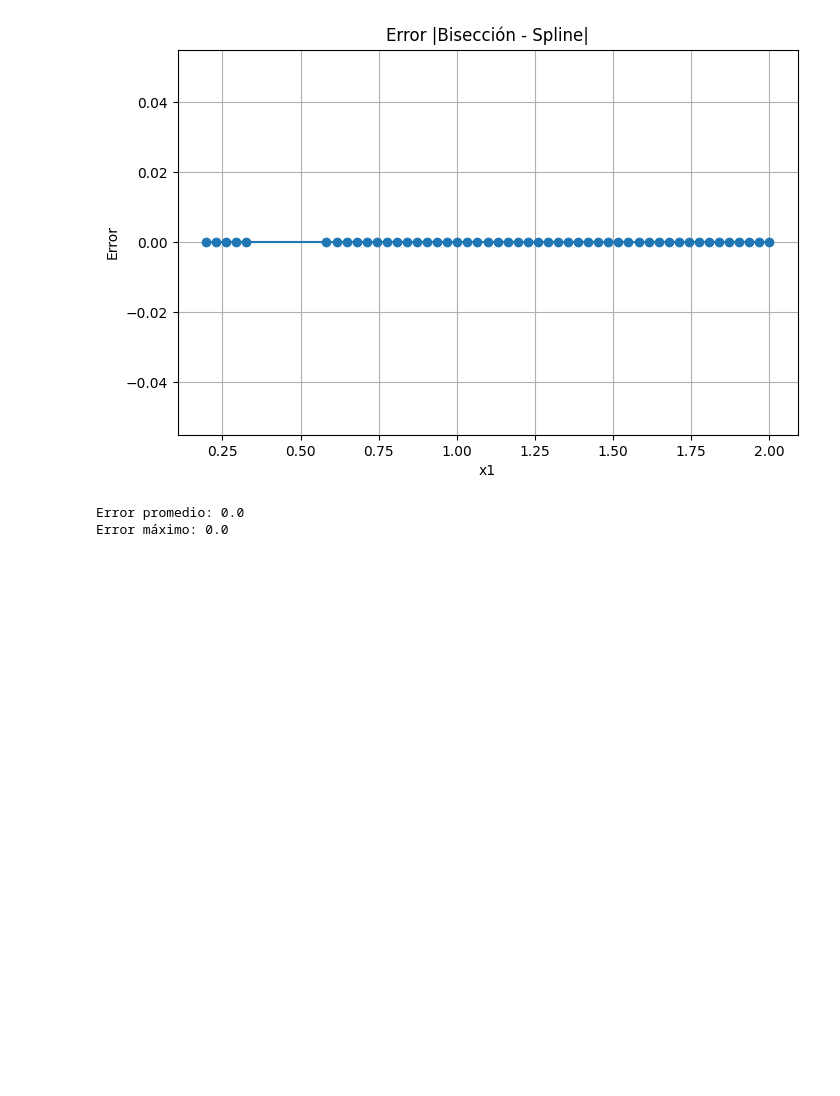
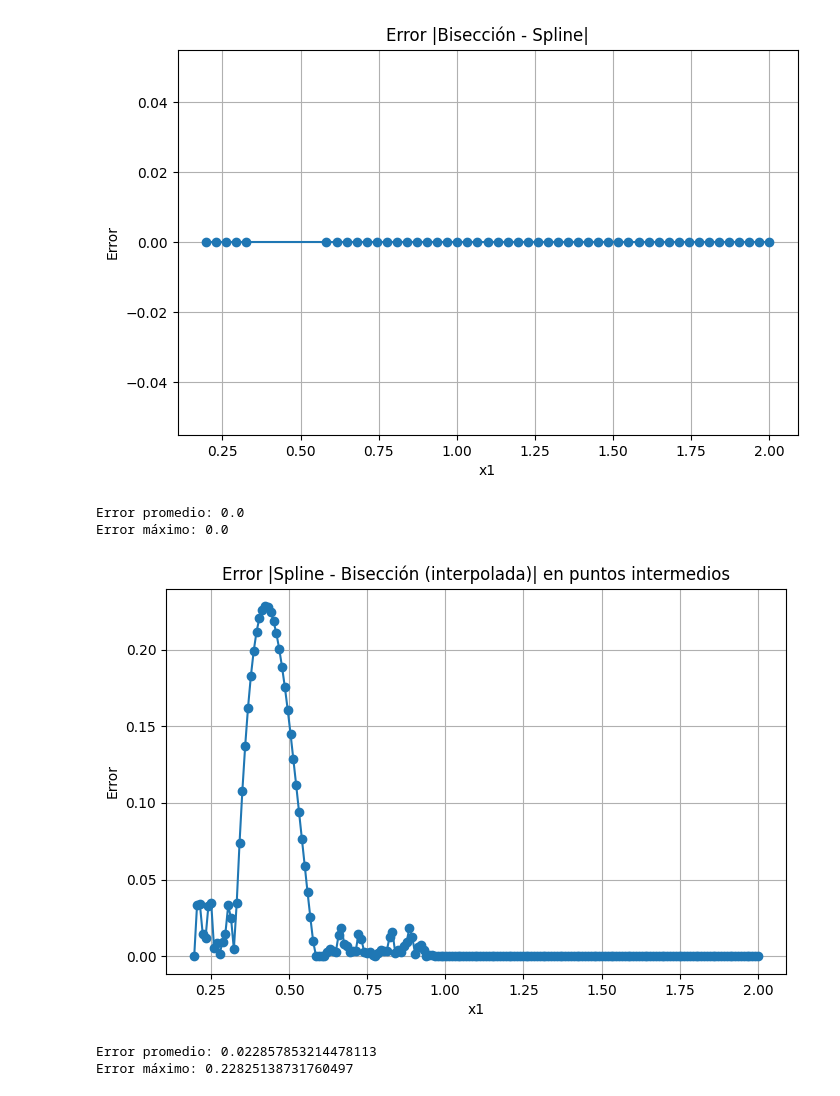
Before and after one commit to Pulga2104/ProyectoMetodosNumericosIBM, a Jupyter notebook: ProyectoIBM/[C] Blackbox S/ProyectoCodifoV4.ipynb, the cells around one changed output. Cells and saved outputs as stored; diff of their text form; code cells hidden in the pictures; blank space fills up the shorter version.

Commit message:
Nuevo calculo del error

```diff
--- a/ProyectoIBM/[C] Blackbox S/ProyectoCodifoV4.ipynb
+++ b/ProyectoIBM/[C] Blackbox S/ProyectoCodifoV4.ipynb
@@ -101,3 +101,30 @@ print("Error máximo:", np.max(error))
 [figure]
 Error promedio: 0.0
 Error máximo: 0.0
+# %%
+# Generamos puntos nuevos donde NO hicimos bisección
+x_new = np.linspace(x1_clean.min(), x1_clean.max(), 200)
+
+# Evaluamos el spline cúbico en estos puntos nuevos
+y_spline_new = spline(x_new)
+
+# Para comparar con bisección, hacemos una interpolación lineal simple
+y_bisec_interp = np.interp(x_new, x1_clean, x2_clean)
+
+# Calculamos el error
+error_new = np.abs(y_spline_new - y_bisec_interp)
+# %%
+plt.figure(figsize=(8,5))
+plt.plot(x_new, error_new, marker='o')
+plt.title("Error |Spline - Bisección (interpolada)| en puntos intermedios")
+plt.xlabel("x1")
+plt.ylabel("Error")
+plt.grid(True)
+plt.show()
+
+print("Error promedio:", np.mean(error_new))
+print("Error máximo:", np.max(error_new))
+# %% [output]
+[figure, added]
+Error promedio: 0.022857853214478113
+Error máximo: 0.22825138731760497
```
Also changed, not shown: parts of 2 cells of this notebook.
